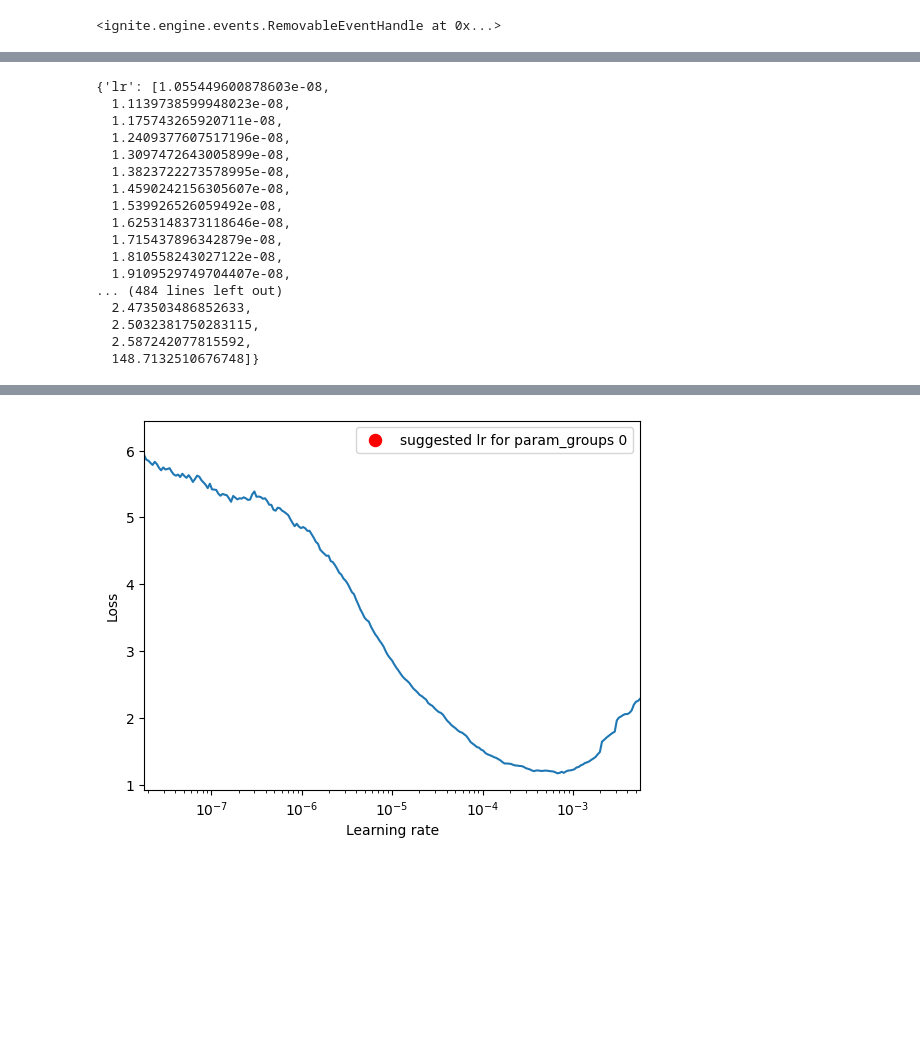
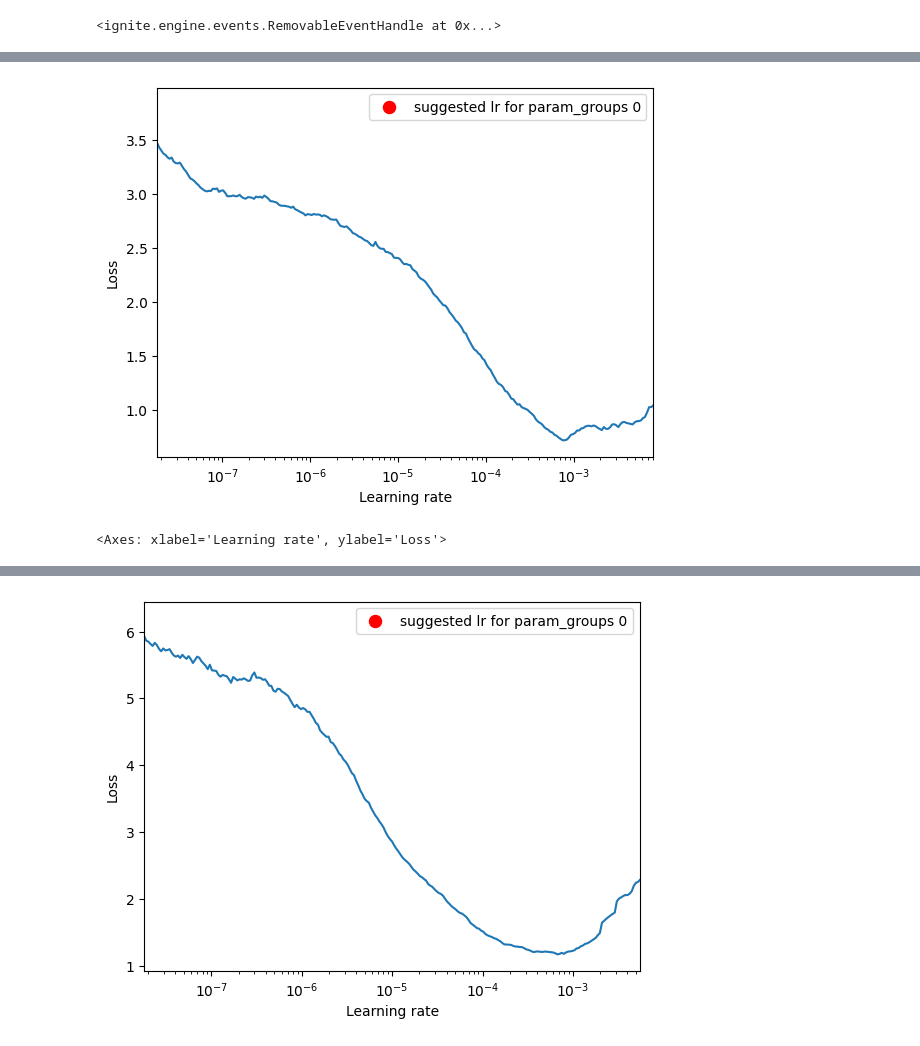
Before and after one commit to danoneata/me-vgs, a Jupyter notebook: find-lr.ipynb, the cells around one changed output, grey strips where cells are left out. Saved outputs shown, nothing was run; the diff lists cells and outputs as text; code cells hidden in the pictures; blank space fills up the shorter version.

Commit message:
Add more configurations

```diff
--- a/find-lr.ipynb
+++ b/find-lr.ipynb
@@ -102,20 +112,6 @@ train ·    1 /  250 · loss: 2925.107
-# %%
-lr_finder.get_results()
-# %% [output]
-{'lr': [1.055449600878603e-08,
-  1.1139738599948023e-08,
-  1.175743265920711e-08,
-  1.2409377607517196e-08,
-  1.3097472643005899e-08,
-  1.3823722273578995e-08,
-  1.4590242156305607e-08,
-  1.539926526059492e-08,
-  1.6253148373118646e-08,
-  1.715437896342879e-08,
-  1.810558243027122e-08,
-  1.9109529749704407e-08,
-... (484 lines left out)
-  2.473503486852633,
-  2.5032381750283115,
-  2.587242077815592,
-  148.7132510676748]}
+# %%
+# config: 22
+lr_finder.plot()
+# %% [output]
+[figure, added]
+<Axes: xlabel='Learning rate', ylabel='Loss'>
```
Also changed, not shown: parts of 6 cells of this notebook, 1 other file.
